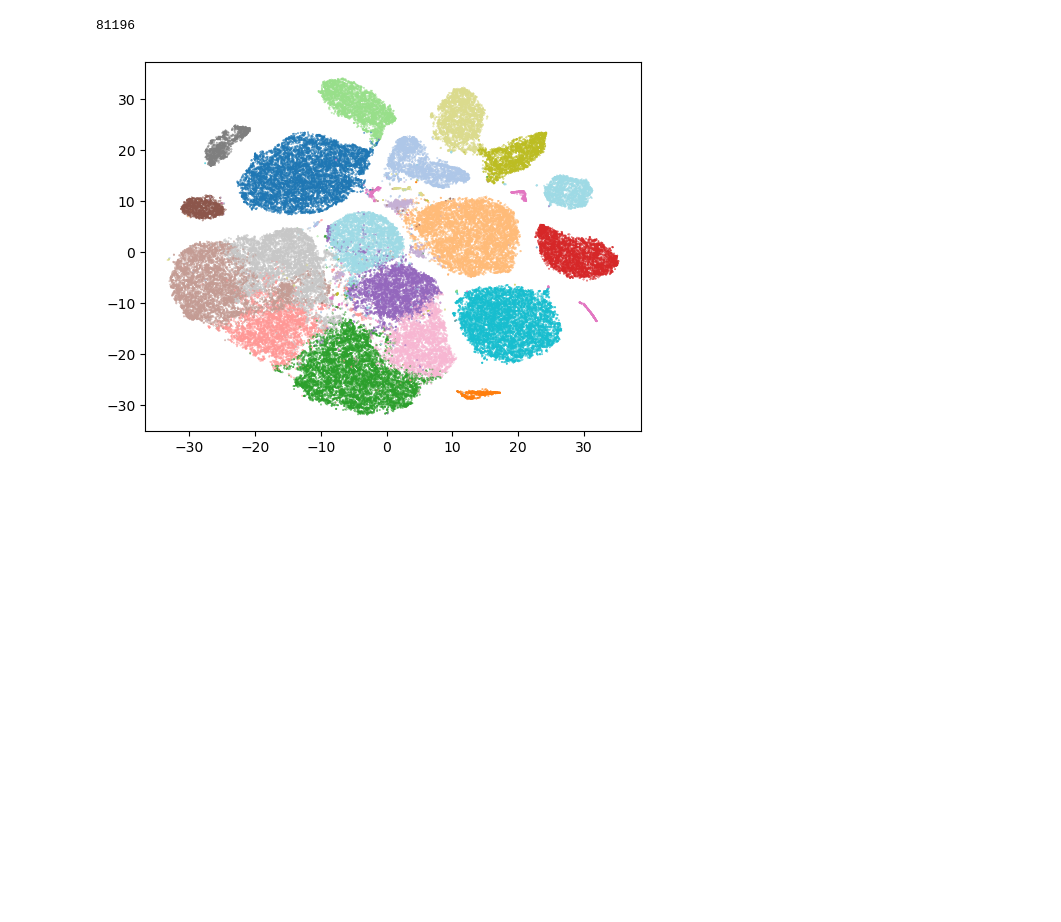
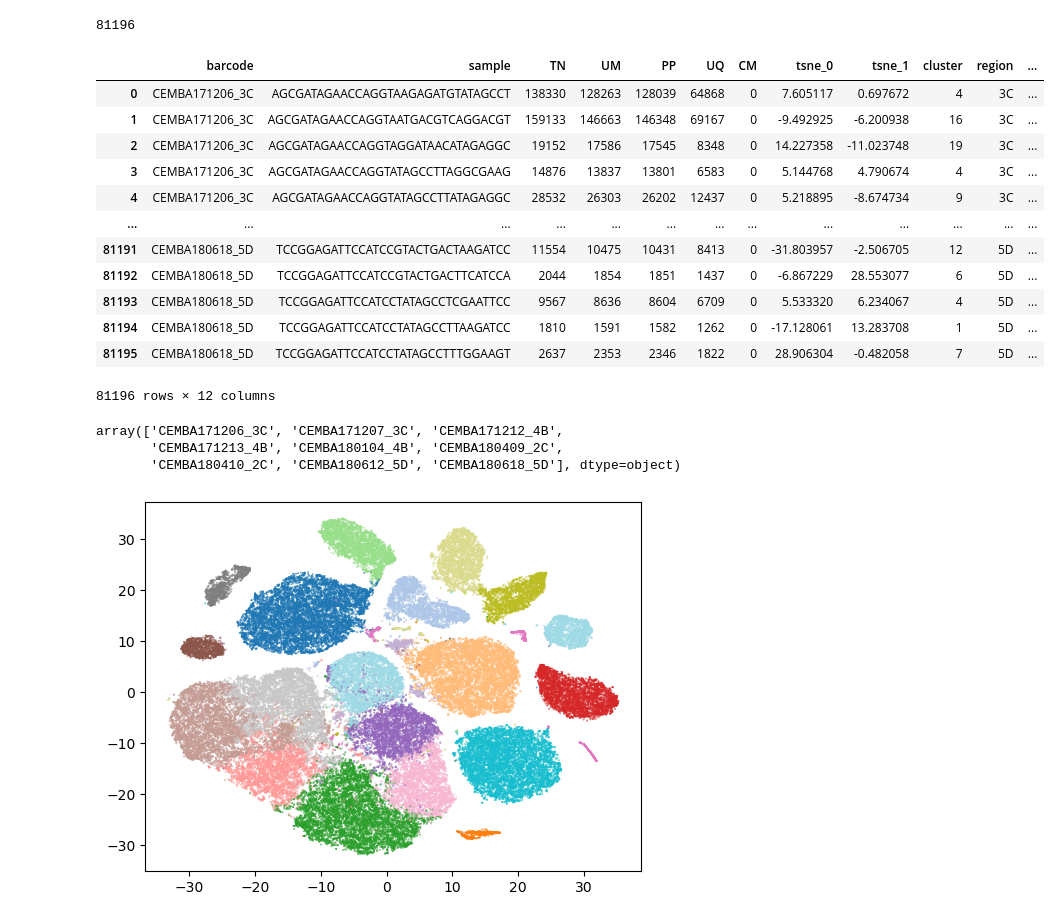
Before and after one commit to dmnburrows/deepNN_splice, a Jupyter notebook: data_process.ipynb, the cells around one changed output. Saved outputs shown, nothing was run; the diff lists cells and outputs as text; code cells hidden in the pictures; blank space fills up the shorter version.

```diff
--- a/data_process.ipynb
+++ b/data_process.ipynb
@@ -288,6 +261,28 @@ atac_df = pd.read_csv('/cndd/Public_Datasets/BICCN/BICCN_minibrain_data/data_fre
 len(atac_df)
 # %% [output]
 81196
+# %%
+atac_df
+# %% [output]
+|  | barcode | sample | TN | UM | PP | UQ | CM | tsne_0 | tsne_1 | cluster | region | ... |
+| 0 | CEMBA171206_3C | AGCGATAGAACCAGGTAAGAGATGTATAGCCT | 138330 | 128263 | 128039 | 64868 | 0 | 7.605117 | 0.697672 | 4 | 3C | ... |
+| 1 | CEMBA171206_3C | AGCGATAGAACCAGGTAATGACGTCAGGACGT | 159133 | 146663 | 146348 | 69167 | 0 | -9.492925 | -6.200938 | 16 | 3C | ... |
+| 2 | CEMBA171206_3C | AGCGATAGAACCAGGTAGGATAACATAGAGGC | 19152 | 17586 | 17545 | 8348 | 0 | 14.227358 | -11.023748 | 19 | 3C | ... |
+| 3 | CEMBA171206_3C | AGCGATAGAACCAGGTATAGCCTTAGGCGAAG | 14876 | 13837 | 13801 | 6583 | 0 | 5.144768 | 4.790674 | 4 | 3C | ... |
+| 4 | CEMBA171206_3C | AGCGATAGAACCAGGTATAGCCTTATAGAGGC | 28532 | 26303 | 26202 | 12437 | 0 | 5.218895 | -8.674734 | 9 | 3C | ... |
+| ... | ... | ... | ... | ... | ... | ... | ... | ... | ... | ... | ... | ... |
+| 81191 | CEMBA180618_5D | TCCGGAGATTCCATCCGTACTGACTAAGATCC | 11554 | 10475 | 10431 | 8413 | 0 | -31.803957 | -2.506705 | 12 | 5D | ... |
+| 81192 | CEMBA180618_5D | TCCGGAGATTCCATCCGTACTGACTTCATCCA | 2044 | 1854 | 1851 | 1437 | 0 | -6.867229 | 28.553077 | 6 | 5D | ... |
+| 81193 | CEMBA180618_5D | TCCGGAGATTCCATCCTATAGCCTCGAATTCC | 9567 | 8636 | 8604 | 6709 | 0 | 5.533320 | 6.234067 | 4 | 5D | ... |
+| 81194 | CEMBA180618_5D | TCCGGAGATTCCATCCTATAGCCTTAAGATCC | 1810 | 1591 | 1582 | 1262 | 0 | -17.128061 | 13.283708 | 1 | 5D | ... |
+| 81195 | CEMBA180618_5D | TCCGGAGATTCCATCCTATAGCCTTTGGAAGT | 2637 | 2353 | 2346 | 1822 | 0 | 28.906304 | -0.482058 | 7 | 5D | ... |
+81196 rows × 12 columns
+# %%
+atac_df['barcode'].unique()
+# %% [output]
+array(['CEMBA171206_3C', 'CEMBA171207_3C', 'CEMBA171212_4B',
+       'CEMBA171213_4B', 'CEMBA180104_4B', 'CEMBA180409_2C',
+       'CEMBA180410_2C', 'CEMBA180612_5D', 'CEMBA180618_5D'], dtype=object)
 # %%
 #atac
 #==============
```
Also changed, not shown: parts of 16 cells of this notebook, 3 other files.
